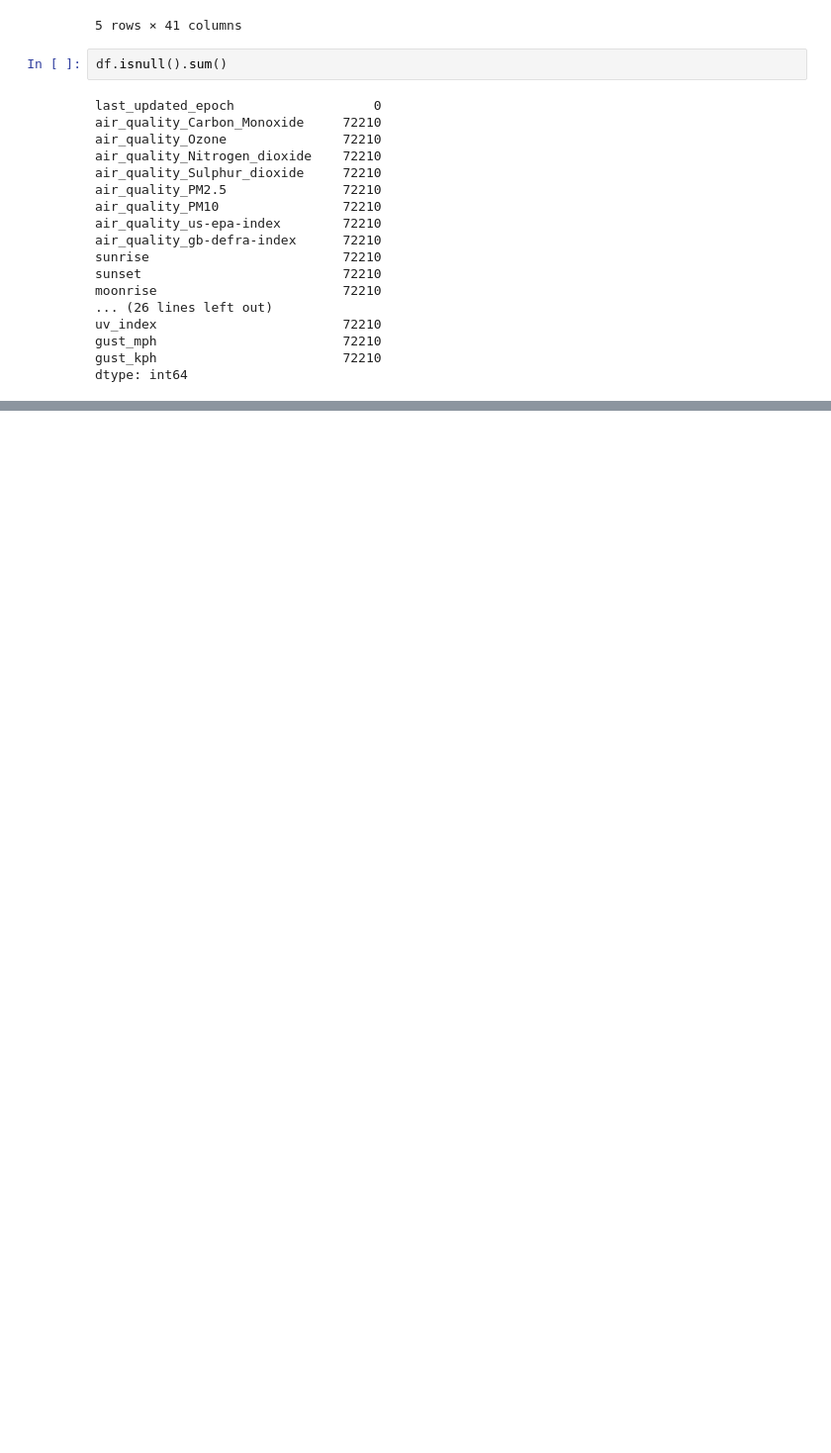
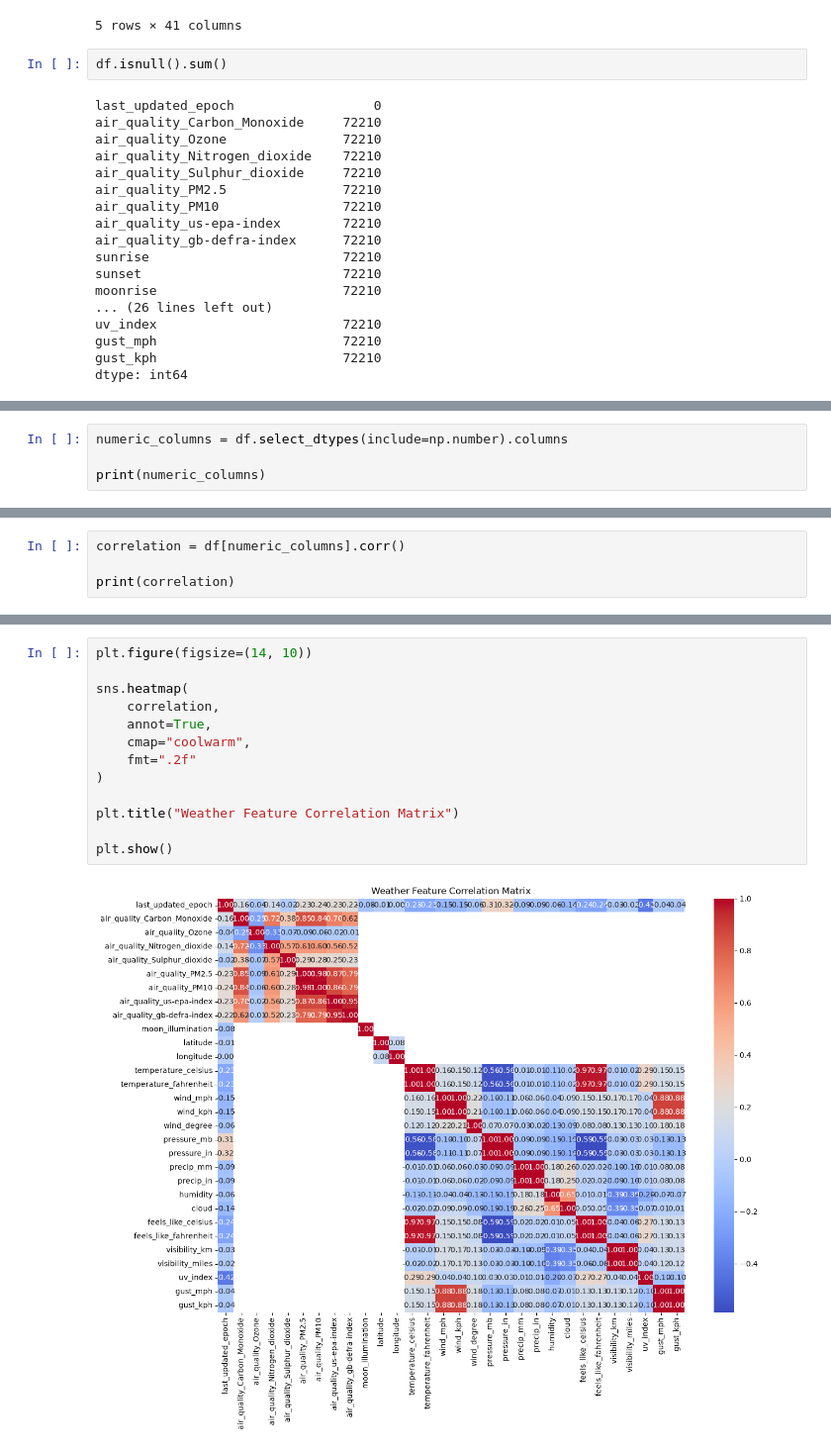
Before and after one commit to bhavyaanand2101-coder/Machine_Learning_SEM_3, a Jupyter notebook: Unit_1/Week_3/Day_1/1.ipynb, the cells around one changed output, grey strips where cells are left out. Shown at 99% size. Cells and saved outputs as stored; diff of their text form; blank space fills up the shorter version.

```diff
--- a/Unit_1/Week_3/Day_1/1.ipynb
+++ b/Unit_1/Week_3/Day_1/1.ipynb
@@ -212,0 +349,4 @@ dtype: int64
+# %%
+numeric_columns = df.select_dtypes(include=np.number).columns
+
+print(numeric_columns)
@@ -212,0 +462,4 @@ dtype: int64
+# %%
+correlation = df[numeric_columns].corr()
+
+print(correlation)
@@ -212,0 +484,15 @@ dtype: int64
+# %%
+plt.figure(figsize=(14, 10))
+
+sns.heatmap(
+    correlation,
+    annot=True,
+    cmap="coolwarm",
+    fmt=".2f"
+)
+
+plt.title("Weather Feature Correlation Matrix")
+
+plt.show()
+# %% [output]
+[figure, added]
```
Also changed, not shown: parts of 32 cells of this notebook.
